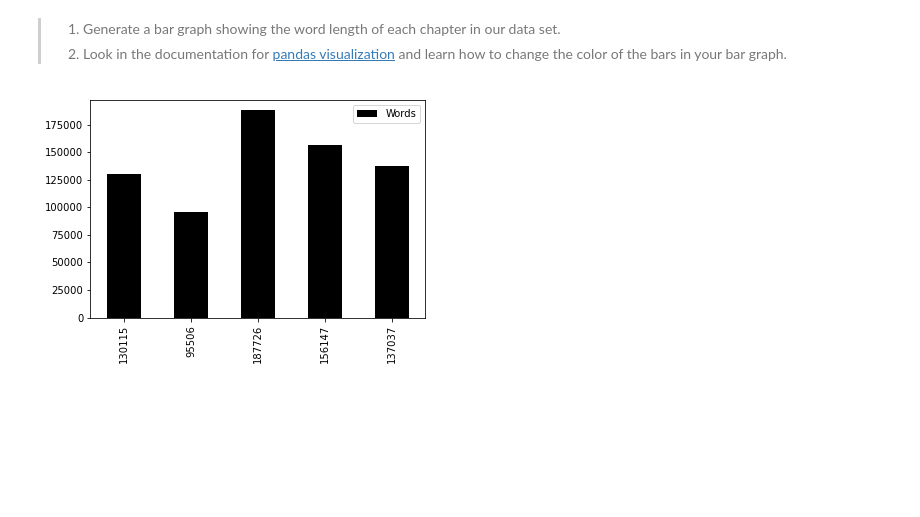
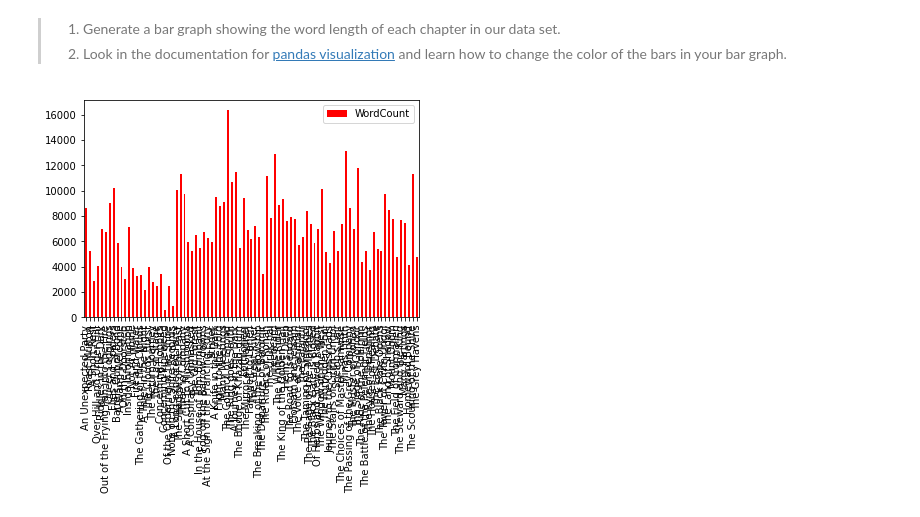
Before and after one commit to tahirapq/ds_1300_notebooks, a Jupyter notebook: work/01_assignment-Copy1.ipynb, the cells around one changed output. Drawn from its saved outputs; the diff is of its cells as text; code cells hidden in the pictures; blank space fills up the shorter version.

```diff
--- a/work/01_assignment-Copy1.ipynb
+++ b/work/01_assignment-Copy1.ipynb
@@ -704,7 +739,7 @@ plt.pyplot.legend()
 > 1) Generate a bar graph showing the word length of each chapter in our data set.
 > 2) Look in the documentation for [pandas visualization](https://pandas.pydata.org/pandas-docs/stable/user_guide/visualization.html) and learn how to change the color of the bars in your bar graph.
 # %%
-plot = df.plot(kind='bar', color='k')
-plot.set_xticklabels(df['Words']);
+plot = data[['WordCount', 'ChapterName']].plot(kind='bar', color='red')
+plot.set_xticklabels(data['ChapterName']);
 # %% [output]
-[figure, old version]
+[figure, new version]
```
Also changed, not shown: parts of 13 cells of this notebook.
